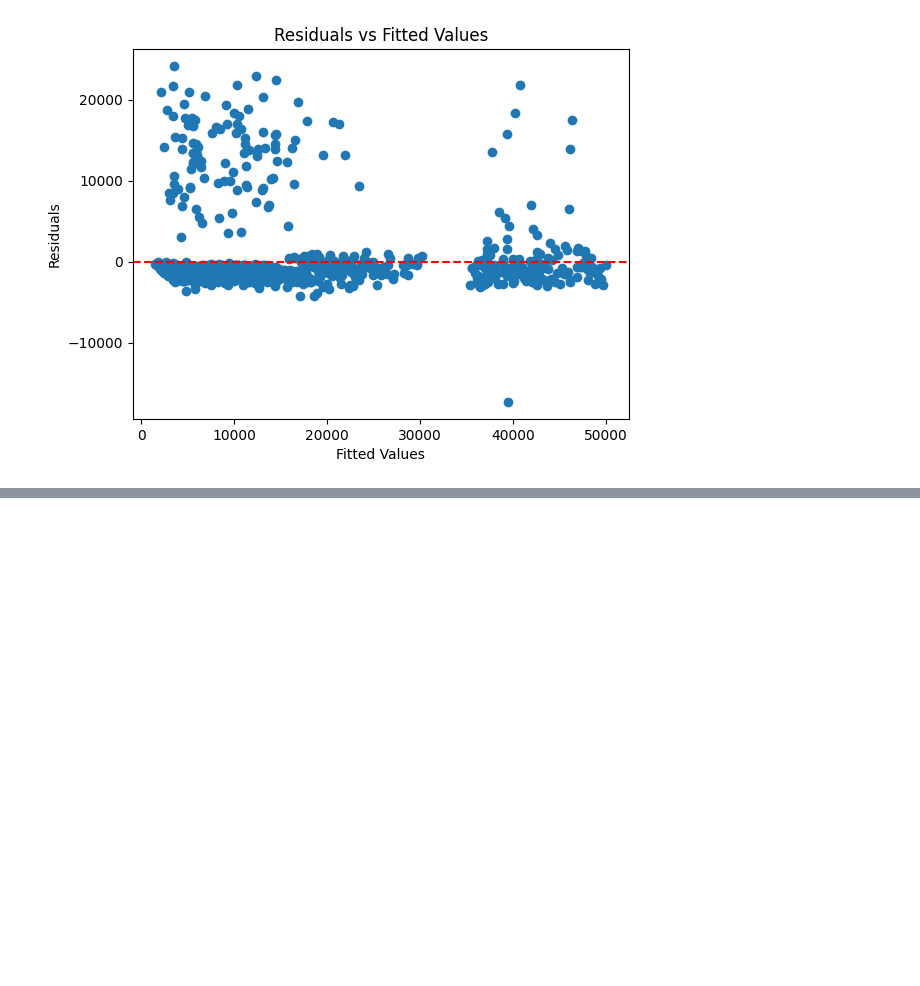
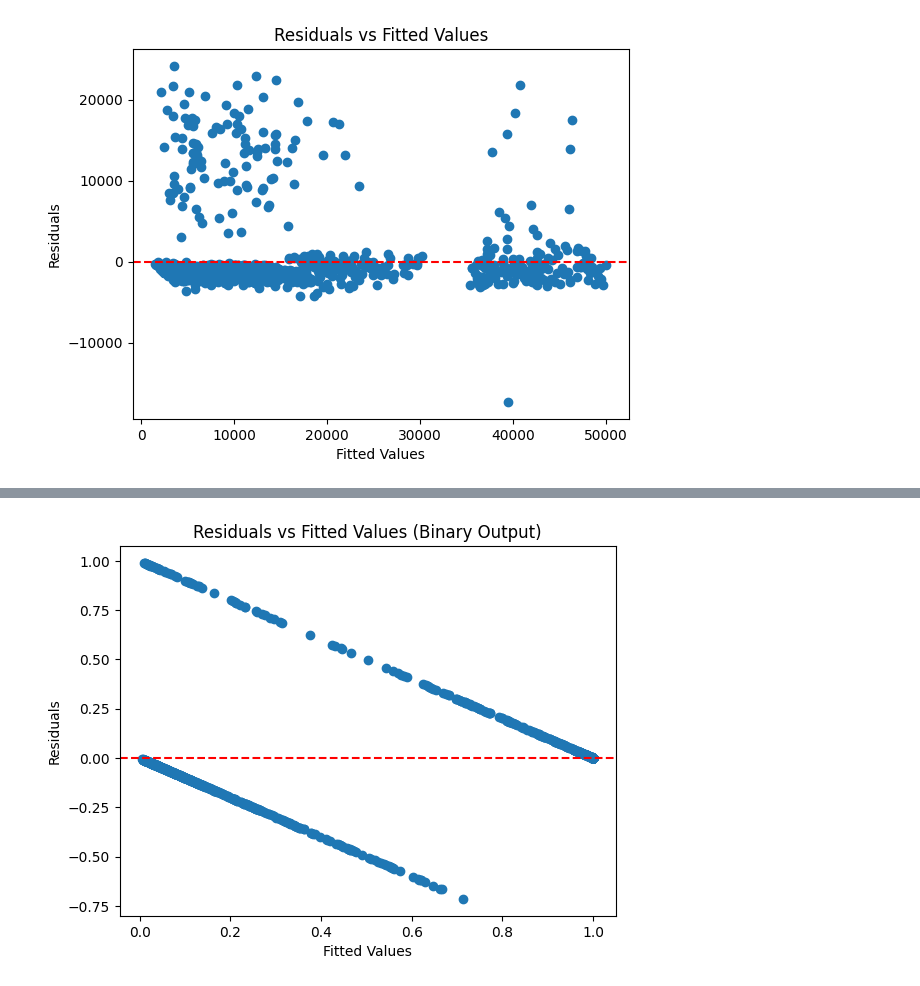
Before and after one commit to TangyKiwi/DSC-241, a Jupyter notebook: project/project_presentation.ipynb, the cells around one changed output, grey strips where cells are left out. Saved outputs shown, nothing was run; the diff lists cells and outputs as text; code cells hidden in the pictures; blank space fills up the shorter version.

```diff
--- a/project/project_presentation.ipynb
+++ b/project/project_presentation.ipynb
@@ -93,0 +170,10 @@ plt.show()
+# %%
+X = insurance.drop(columns=['charges'])
+y = insurance['charges']
+X = pd.get_dummies(X, drop_first=True).astype(float)
+X['age_squared'] = X['age'] ** 2
+X['bmi_obese'] = (X['bmi'] >= 30).astype(float)
+X['obese_smoker'] = X['bmi_obese'] * X['smoker_yes']
+X = sm.add_constant(X)
+model = sm.OLS(y, X).fit()
+print(model.summary())
@@ -93,0 +198,8 @@ plt.show()
+# %%
+threshold = y.median()
+y_binary = (y > threshold).astype(int)
+
+logit_model = sm.GLM(y_binary, X, family=sm.families.Binomial()).fit()
+print(logit_model.summary())
+
+print(np.exp(logit_model.params))
@@ -93,0 +224,12 @@ plt.show()
+# %%
+# plot residuals vs fitted values for logistic regression
+fitted_values = logit_model.fittedvalues
+residuals = y_binary - fitted_values
+plt.scatter(fitted_values, residuals)
+plt.axhline(y=0, color='r', linestyle='--')
+plt.xlabel('Fitted Values')
+plt.ylabel('Residuals')
+plt.title('Residuals vs Fitted Values (Binary Output)')
+plt.show()
+# %% [output]
+[figure, added]
```
Also changed, not shown: parts of 10 cells of this notebook, 6 other files.
